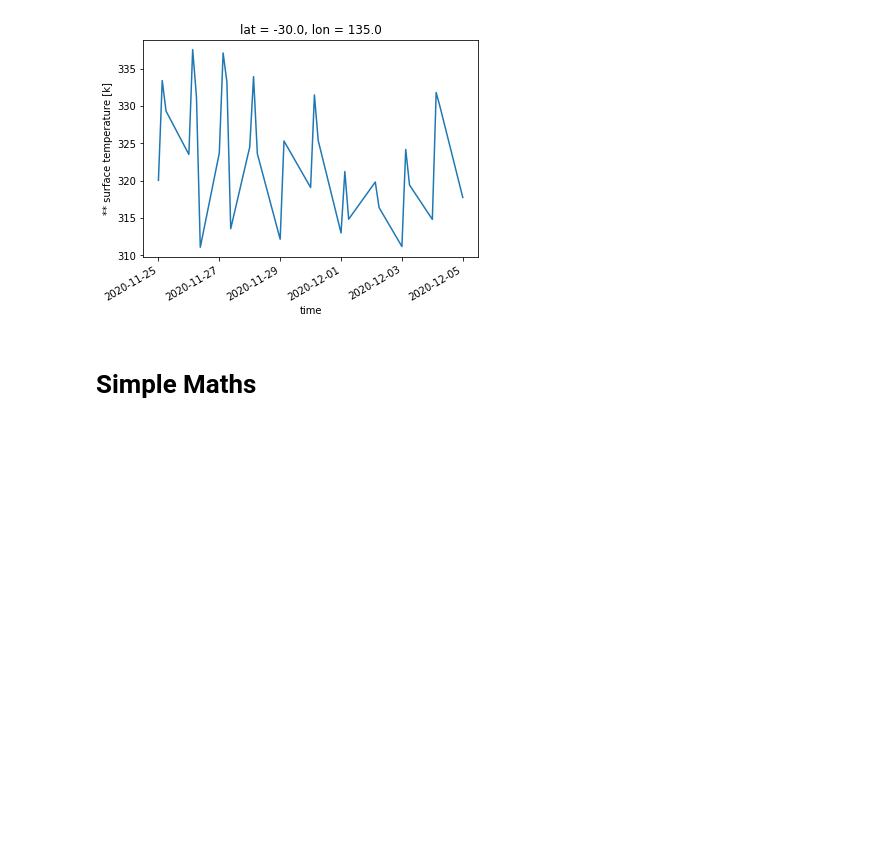
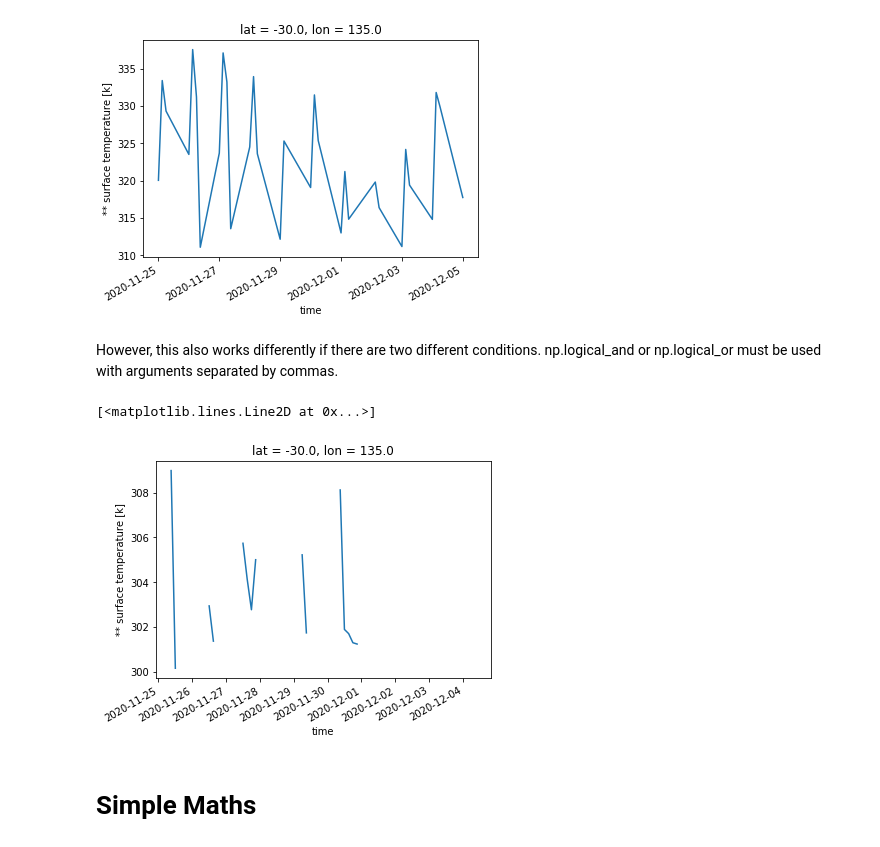
Before and after one commit to alexborowiak/xarray_guide_by_alex, a Jupyter notebook: xarray_guide.ipynb, the cells around one changed output. Saved outputs shown, nothing was run; the diff lists cells and outputs as text; code cells hidden in the pictures; blank space fills up the shorter version.

```diff
--- a/xarray_guide.ipynb
+++ b/xarray_guide.ipynb
@@ -370,6 +384,13 @@ single_cell.where(single_cell > 310, drop = True).plot()
 # %% [output]
 [<matplotlib.lines.Line2D at 0x...>]
 [figure]
+# %% [markdown]
+However, this also works differently if there are two different conditions. np.logical_and or np.logical_or must be used with arguments separated by commas.
+# %%
+single_cell.where(np.logical_and(single_cell > 300, single_cell < 310)).plot()
+# %% [output]
+[<matplotlib.lines.Line2D at 0x...>]
+[figure, added]
 # %% [markdown]
 <h1> Simple Maths </h1>
 # %% [markdown]
```
Also changed, not shown: parts of 2 cells of this notebook.
